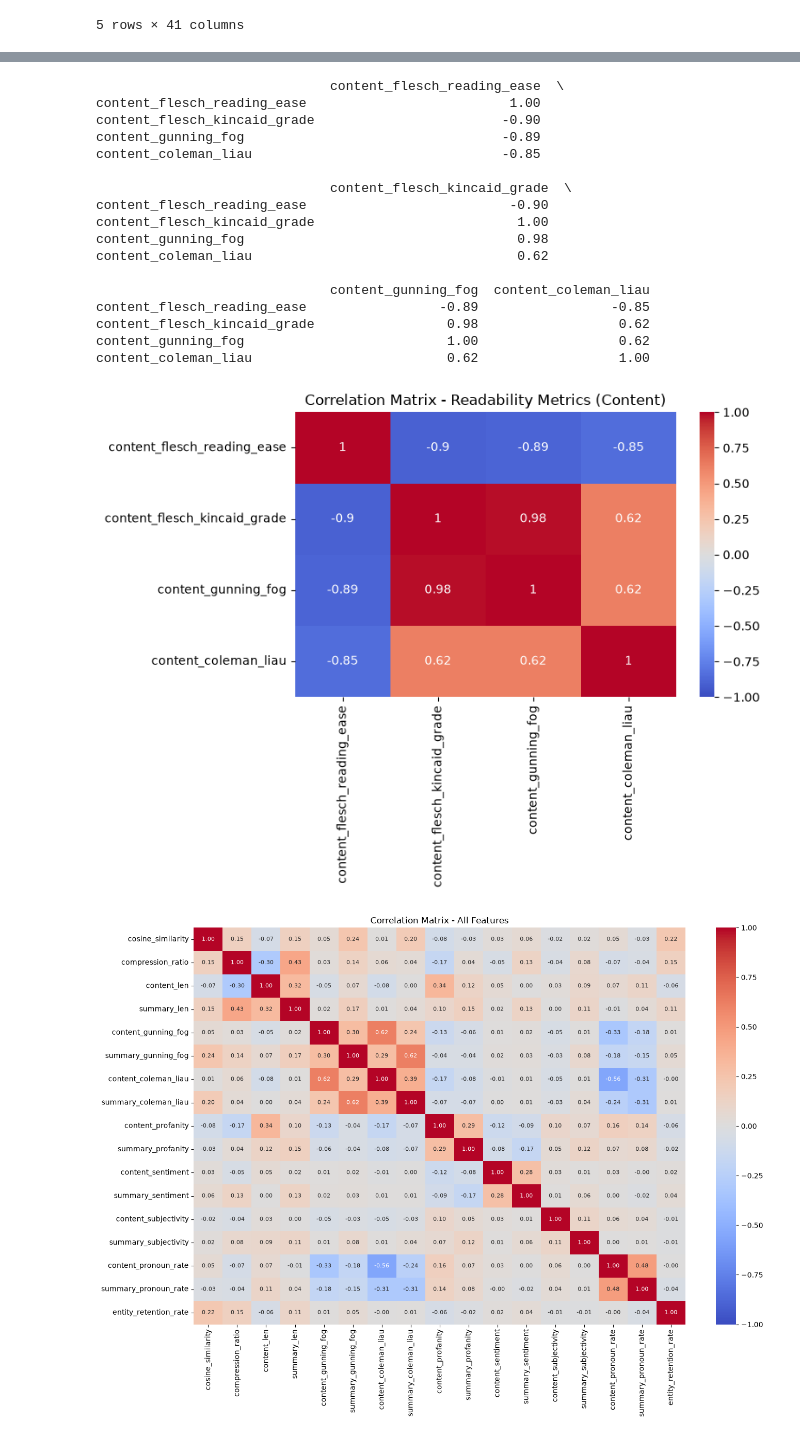
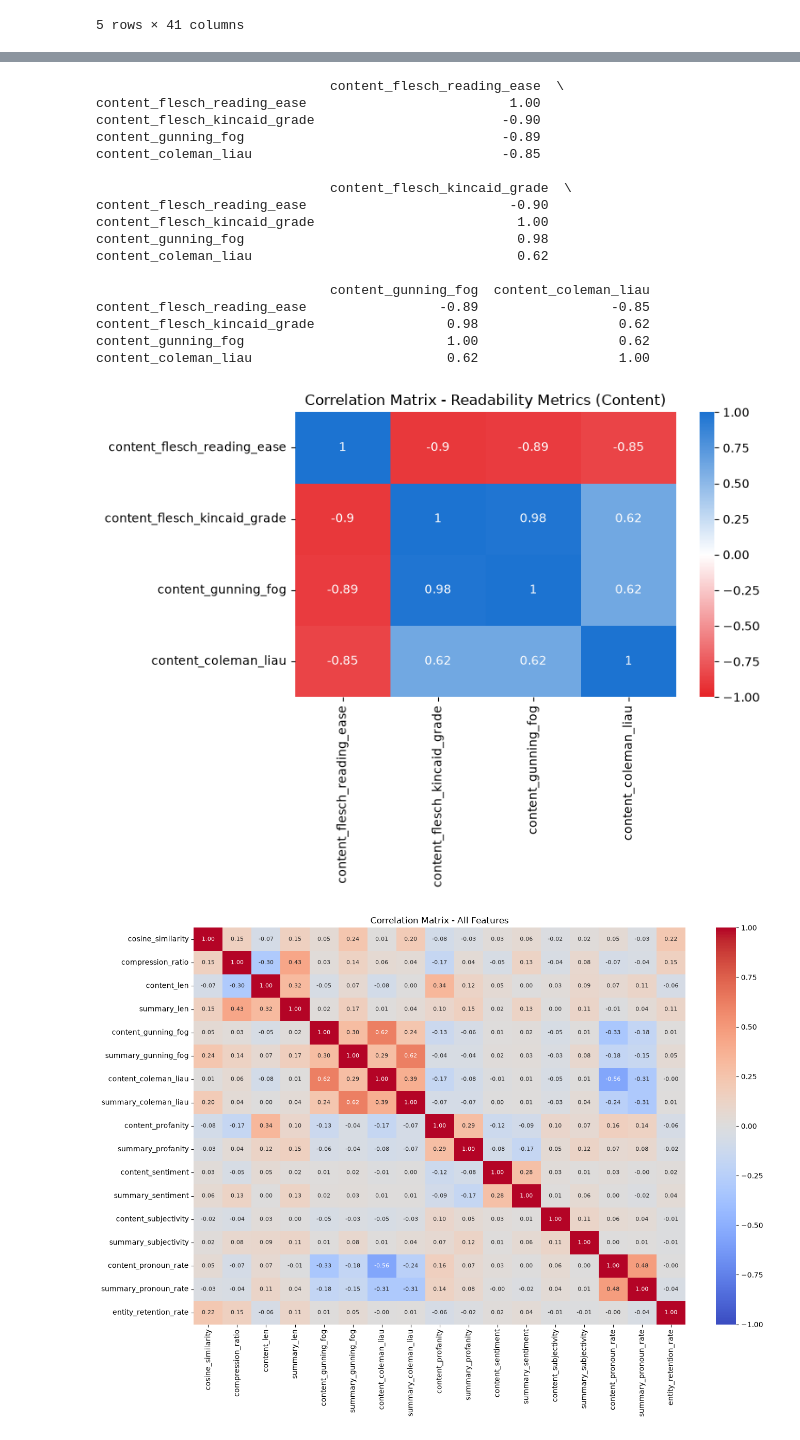
Before and after one commit to LudwigAKunz/docana-project-report, a Jupyter notebook: code/analysis.ipynb, the cells around one changed output, grey strips where cells are left out. Saved outputs shown, nothing was run; the diff lists cells and outputs as text; code cells hidden in the pictures.

Commit message:
Visualisierungen: Farbskalen

```diff
--- a/code/analysis.ipynb
+++ b/code/analysis.ipynb
@@ -194,35 +196,40 @@ readability_cols = [
     'content_gunning_fog', 'content_coleman_liau'
 ]
 
 corr_matrix_readability = df[readability_cols].corr().round(2)
 print(corr_matrix_readability)
 
+custom_cmap = LinearSegmentedColormap.from_list(
+    "blue_red_custom",
+    ["#e62327", "white", "#1c73d1"]
+)
+
 # Heatmap
 plt.figure(figsize=(8, 6))
-sns.heatmap(corr_matrix_readability, annot=True, cmap='coolwarm', vmin=-1, vmax=1)
+sns.heatmap(corr_matrix_readability, annot=True, cmap=custom_cmap, vmin=-1, vmax=1)
 plt.title('Correlation Matrix - Readability Metrics (Content)')
 plt.tight_layout()
 plt.savefig("../figures/readability_correlation_matrix.png", dpi=150, bbox_inches = 'tight')
 plt.show()
 # %% [output]
                               content_flesch_reading_ease  \
 content_flesch_reading_ease                          1.00
 content_flesch_kincaid_grade                        -0.90
 content_gunning_fog                                 -0.89
 content_coleman_liau                                -0.85
 
                               content_flesch_kincaid_grade  \
 content_flesch_reading_ease                          -0.90
 content_flesch_kincaid_grade                          1.00
 content_gunning_fog                                   0.98
 content_coleman_liau                                  0.62
 
                               content_gunning_fog  content_coleman_liau
 content_flesch_reading_ease                 -0.89                 -0.85
 content_flesch_kincaid_grade                 0.98                  0.62
 content_gunning_fog                          1.00                  0.62
 content_coleman_liau                         0.62                  1.00
-[figure, old version]
+[figure, new version]
 # %%
 # check collinearity of other features
 feature_cols = [
```
Also changed, not shown: parts of 3 cells of this notebook, 6 other files.
